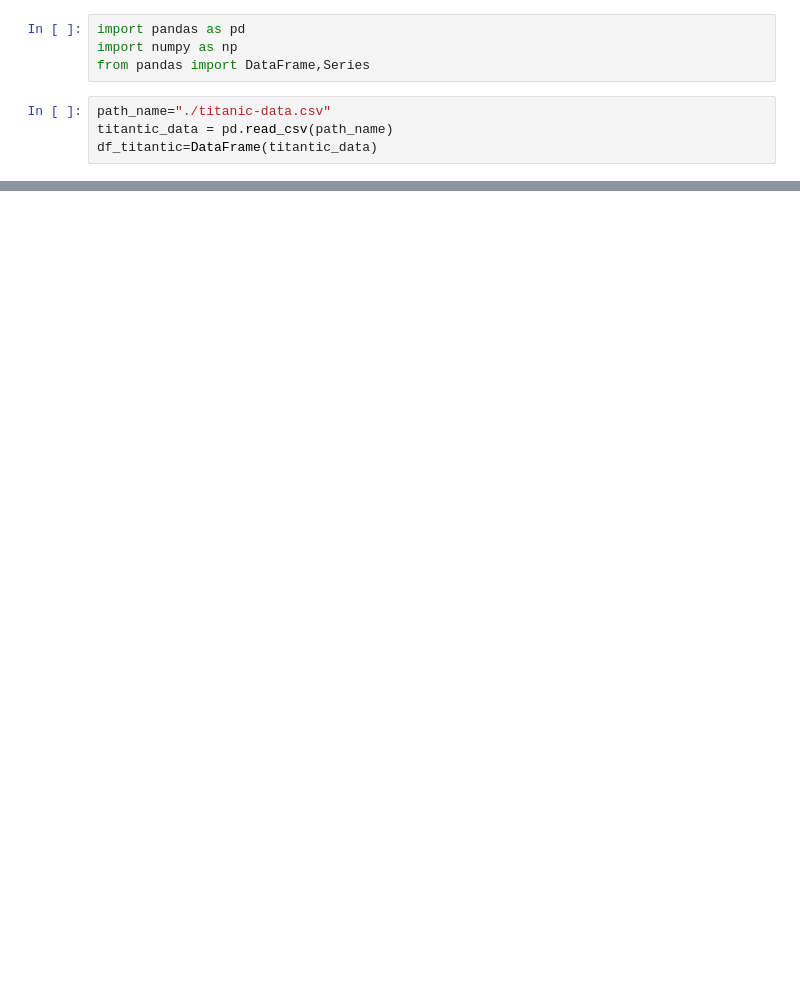
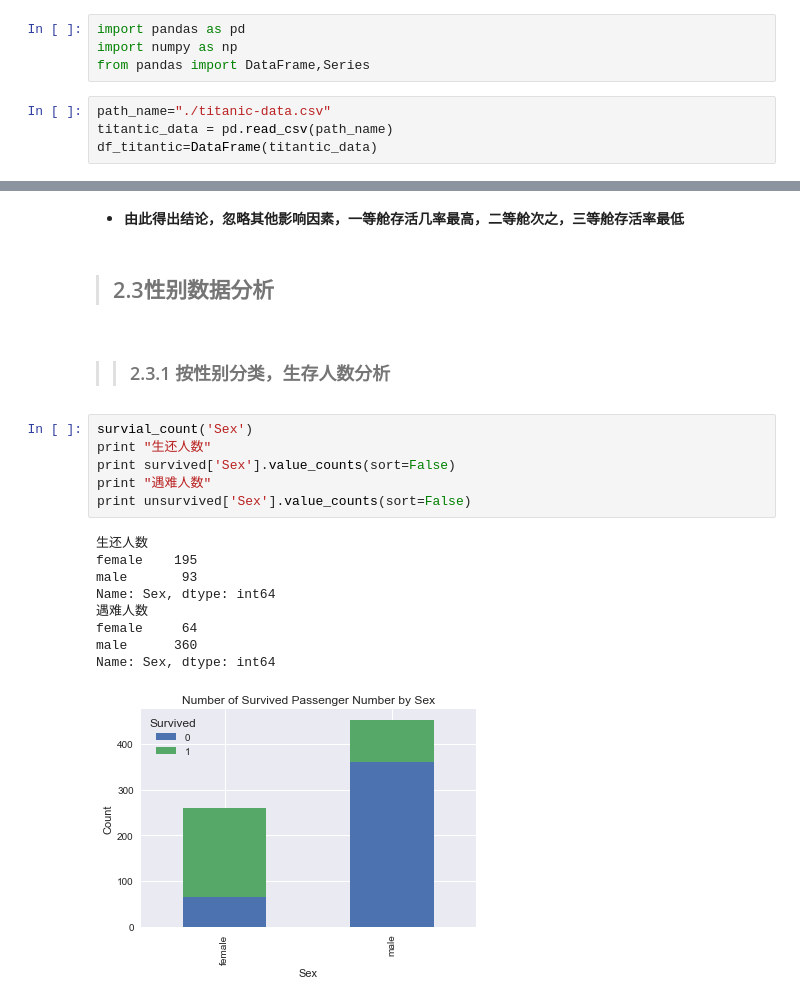
Before and after one commit to RajZhao/DA, a Jupyter notebook: Udacity/初级项目2/P2.ipynb, the cells around one changed output, grey strips where cells are left out. Drawn from its saved outputs; the diff is of its cells as text; blank space fills up the shorter version.

```diff
--- a/Udacity/初级项目2/P2.ipynb
+++ b/Udacity/初级项目2/P2.ipynb
@@ -258,0 +120,22 @@ freq_age(sur_age_p1,'Age','freq of age','freq of age for surrvived')
+# %% [markdown]
+* **由此得出结论，忽略其他影响因素，一等舱存活几率最高，二等舱次之，三等舱存活率最低**
+# %% [markdown]
+>## 2.3性别数据分析
+# %% [markdown]
+>>### 2.3.1 按性别分类，生存人数分析
+# %%
+survial_count('Sex')
+print "生还人数"
+print survived['Sex'].value_counts(sort=False)
+print "遇难人数"
+print unsurvived['Sex'].value_counts(sort=False)
+# %% [output]
+生还人数
+female    195
+male       93
+Name: Sex, dtype: int64
+遇难人数
+female     64
+male      360
+Name: Sex, dtype: int64
+[figure, added]
```
Also changed, not shown: parts of 60 cells of this notebook, 3 other files.
